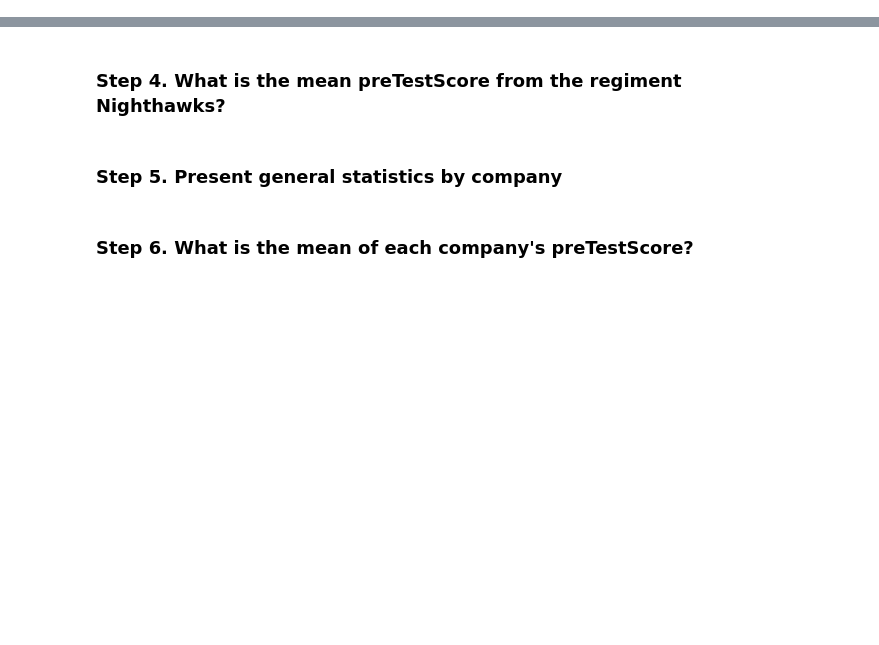
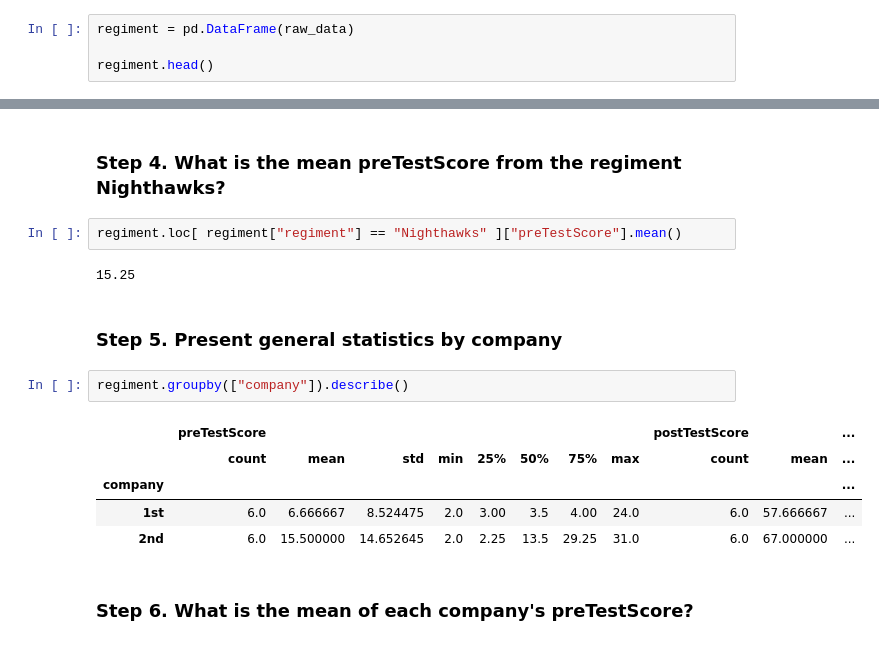
Before and after one commit to hichamsergi/Hacker-Rank, a Jupyter notebook: Pandas_exercise/MACRO.ipynb, the cells around one changed output, grey strips where cells are left out. Saved outputs shown, nothing was run; the diff lists cells and outputs as text; blank space fills up the shorter version.

```diff
--- a/Pandas_exercise/MACRO.ipynb
+++ b/Pandas_exercise/MACRO.ipynb
@@ -849,3 +849,7 @@ raw_data = {'regiment': ['Nighthawks', 'Nighthawks', 'Nighthawks', 'Nighthawks',
 # %% [markdown]
 ### Step 3. Assign it to a variable called regiment.
 #### Don't forget to name each column
+# %%
+regiment = pd.DataFrame(raw_data)
+
+regiment.head()
@@ -852,6 +863,18 @@ raw_data = {'regiment': ['Nighthawks', 'Nighthawks', 'Nighthawks', 'Nighthawks',
 # %% [markdown]
 ### Step 4. What is the mean preTestScore from the regiment Nighthawks?
+# %%
+regiment.loc[ regiment["regiment"] == "Nighthawks" ]["preTestScore"].mean()
+# %% [output]
+15.25
 # %% [markdown]
 ### Step 5. Present general statistics by company
+# %%
+regiment.groupby(["company"]).describe()
+# %% [output]
+|  | preTestScore |  |  |  |  |  |  |  | postTestScore |  | ... |
+|  | count | mean | std | min | 25% | 50% | 75% | max | count | mean | ... |
+| company |  |  |  |  |  |  |  |  |  |  | ... |
+| 1st | 6.0 | 6.666667 | 8.524475 | 2.0 | 3.00 | 3.5 | 4.00 | 24.0 | 6.0 | 57.666667 | ... |
+| 2nd | 6.0 | 15.500000 | 14.652645 | 2.0 | 2.25 | 13.5 | 29.25 | 31.0 | 6.0 | 67.000000 | ... |
 # %% [markdown]
 ### Step 6. What is the mean of each company's preTestScore?
```
Also changed, not shown: parts of 15 cells of this notebook.
